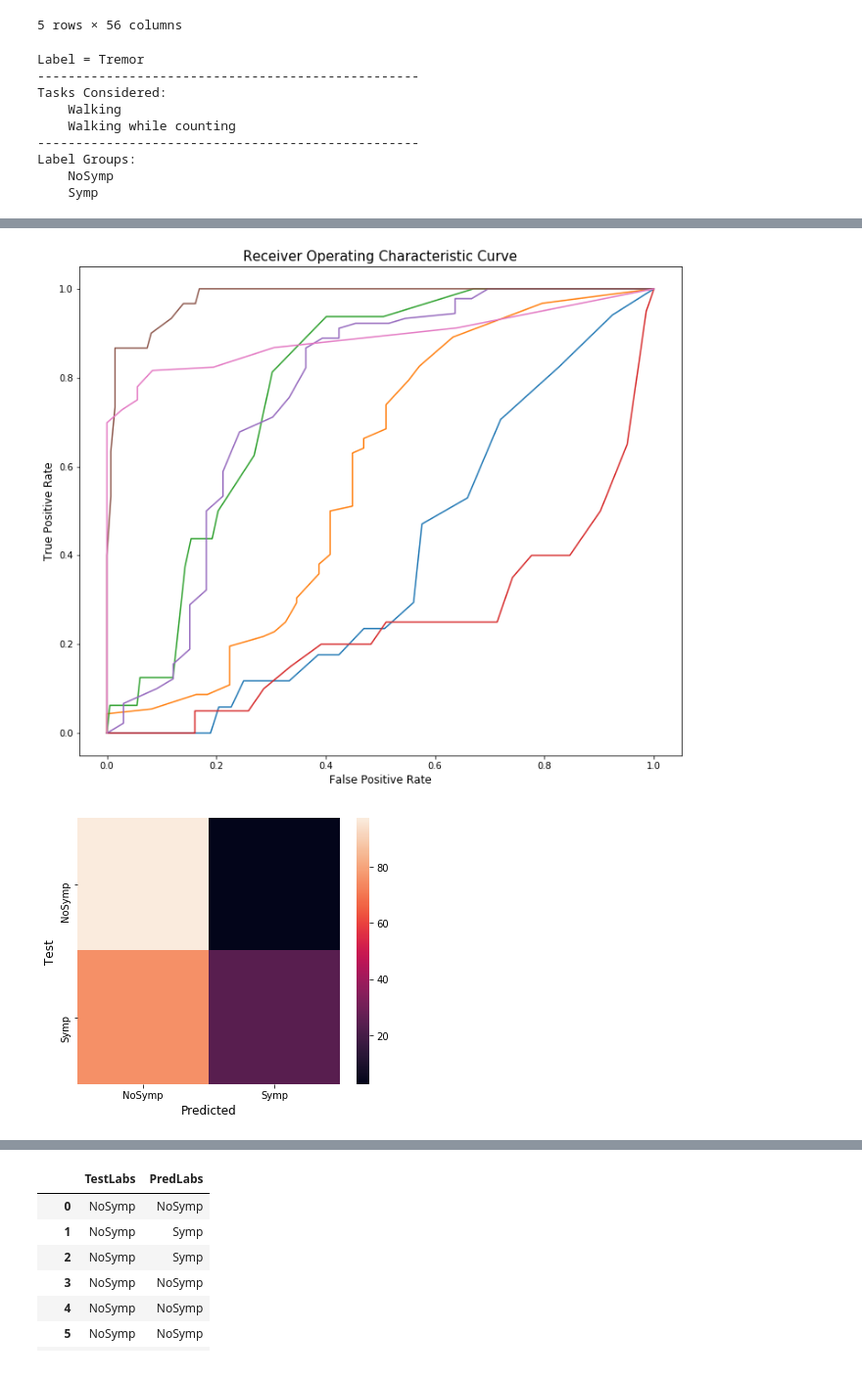
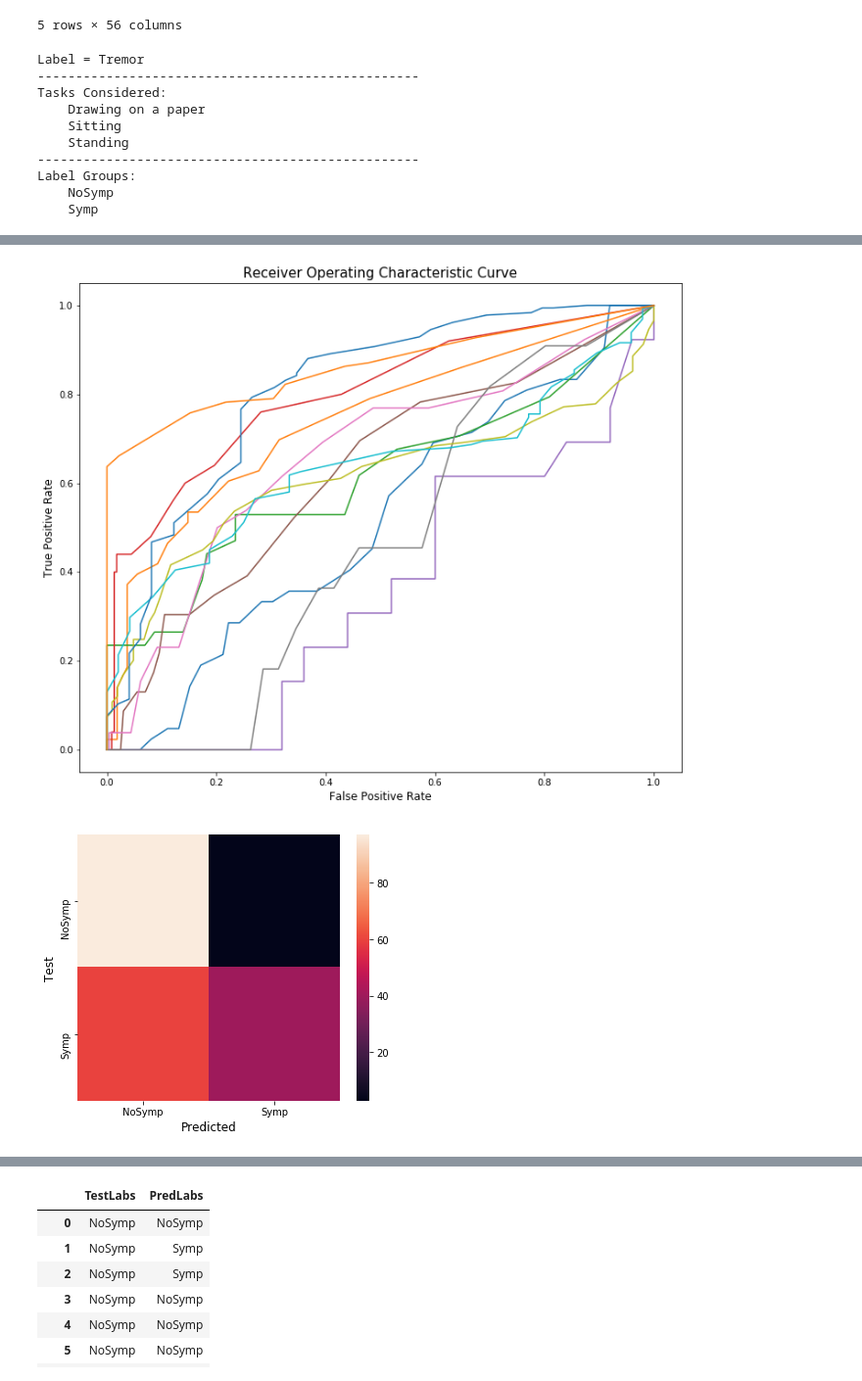
Before and after one commit to nshawen/CIS_PD, a Jupyter notebook: WatchDataRFModel.ipynb, the cells around one changed output, grey strips where cells are left out. Shown at 98% size. Drawn from its saved outputs; the diff is of its cells as text; code cells hidden in the pictures.

Commit message:
visualize true positives of data clips

```diff
--- a/WatchDataRFModel.ipynb
+++ b/WatchDataRFModel.ipynb
@@ -245,8 +245,8 @@ def TrainTestModel(label_type, tasks, newLab, groups, bestFeatIdx):
 # tasks = ['Drnkg', 'Drwg', 'Fldg', 'FtnL', 'FtnR', 'NtsBts', 'RamL', 'RamR', 'Sheets', 'Sitng', 'SitStand', 'Stndg', 'Typg', 'Wlkg', 'WlkgCnt']
 # tasks = ['RamL', 'RamR']
 # tasks = ['FtnL', 'FtnR']
-# tasks = ['Sitng', 'Stndg', 'Drwg']
-tasks = ['Wlkg', 'WlkgCnt']
+tasks = ['Sitng', 'Stndg', 'Drwg']
+# tasks = ['Wlkg', 'WlkgCnt']
 # tasks = ['Fldg', 'Sheets', 'Drnkg', 'NtsBts', 'Typg']
 
 ### NEWLAB, GROUPS
@@ -273,8 +273,9 @@ model, FeatImp, TestPred = TrainTestModel(label_type, tasks, newLab, groups, bes
 Label = Tremor
 --------------------------------------------------
 Tasks Considered:
-    Walking
-    Walking while counting
+    Drawing on a paper
+    Sitting
+    Standing
 --------------------------------------------------
 Label Groups:
     NoSymp
@@ -283,2 +284,2 @@ Label Groups:
-[figure, old version]
+[figure, new version]
-[figure, old version]
+[figure, new version]
```
Also changed, not shown: parts of 4 cells of this notebook.
